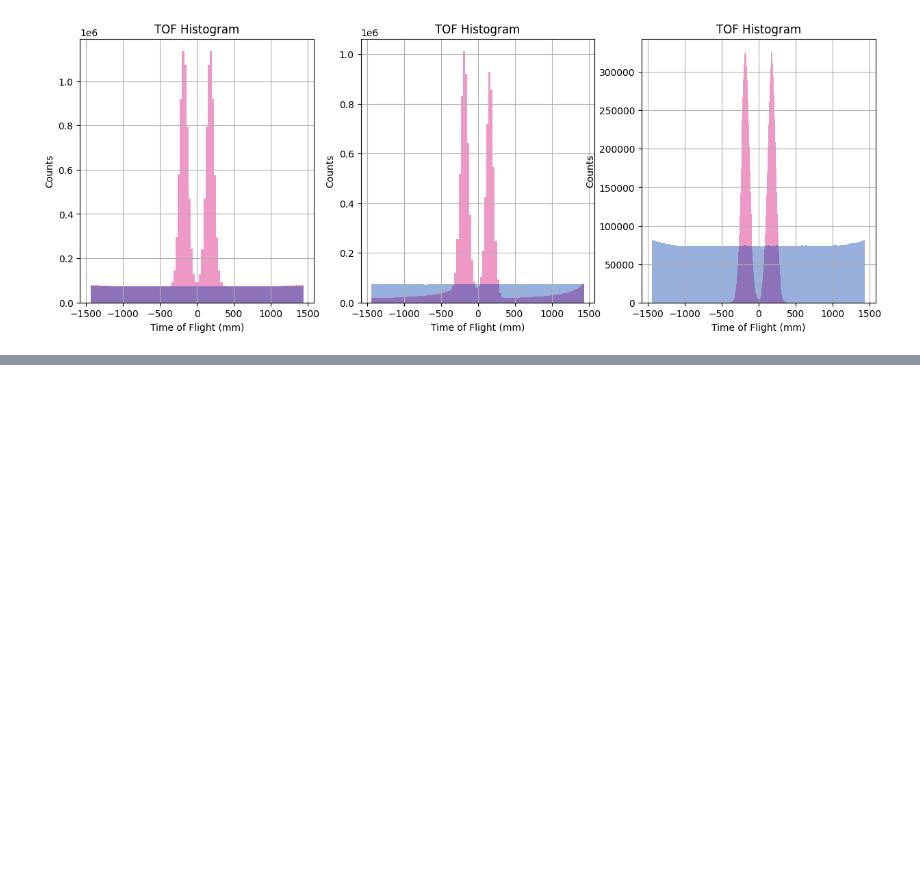
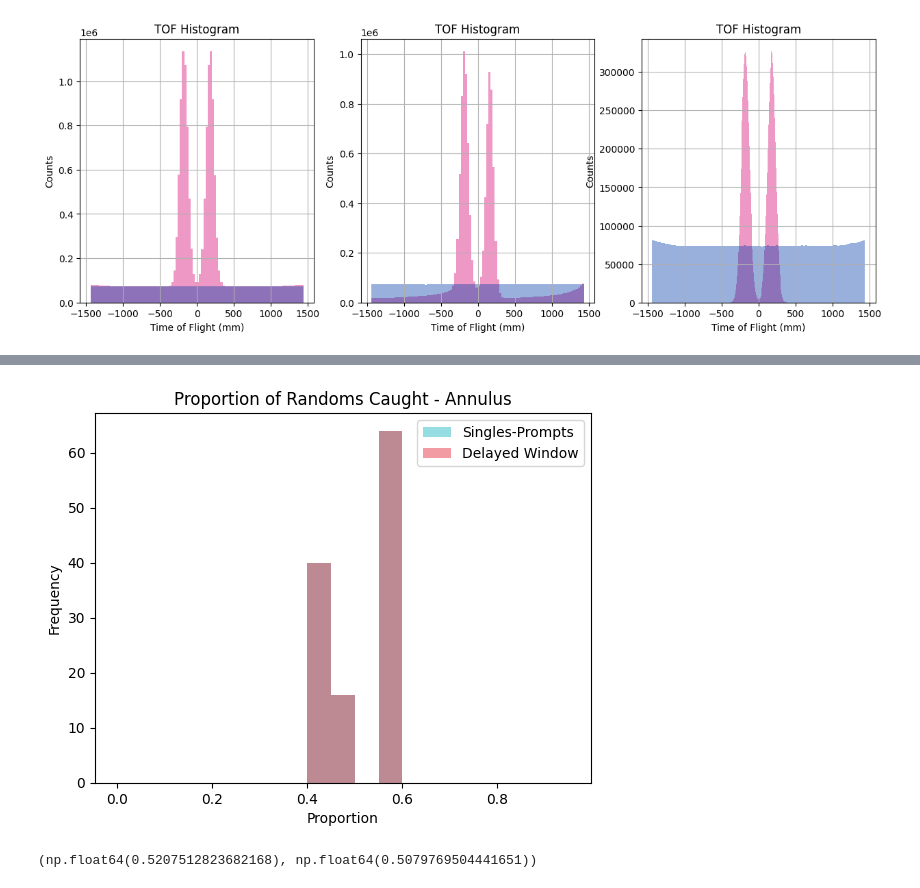
Before and after one commit to eeganr/petGATEsim, a Jupyter notebook: analysis/hist.ipynb, the cells around one changed output, grey strips where cells are left out. Cells and saved outputs as stored; diff of their text form; code cells hidden in the pictures; blank space fills up the shorter version.

```diff
--- a/analysis/hist.ipynb
+++ b/analysis/hist.ipynb
@@ -232,0 +270,14 @@ plt.show()
+# %%
+plt.hist(annstats['randoms_caught'][annstats['method'] == 'sp'], bins=bins, alpha=0.5, label='Singles-Prompts', color='#2cbcc4')
+plt.hist(annstats['randoms_caught'][annstats['method'] == 'del'], bins=bins, alpha=0.5, label='Delayed Window', color='#E63946')
+plt.xlabel('Proportion')
+plt.ylabel('Frequency')
+plt.title('Proportion of Randoms Caught - Annulus')
+plt.legend()
+plt.show()
+# %% [output]
+[figure, added]
+# %%
+np.mean(annstats['randoms_caught'][annstats['method'] == 'sp']), np.mean(annstats['randoms_caught'][annstats['method'] == 'del'])
+# %% [output]
+(np.float64(0.5207512823682168), np.float64(0.5079769504441651))
```
Also changed, not shown: parts of 11 cells of this notebook, 11 other files.
